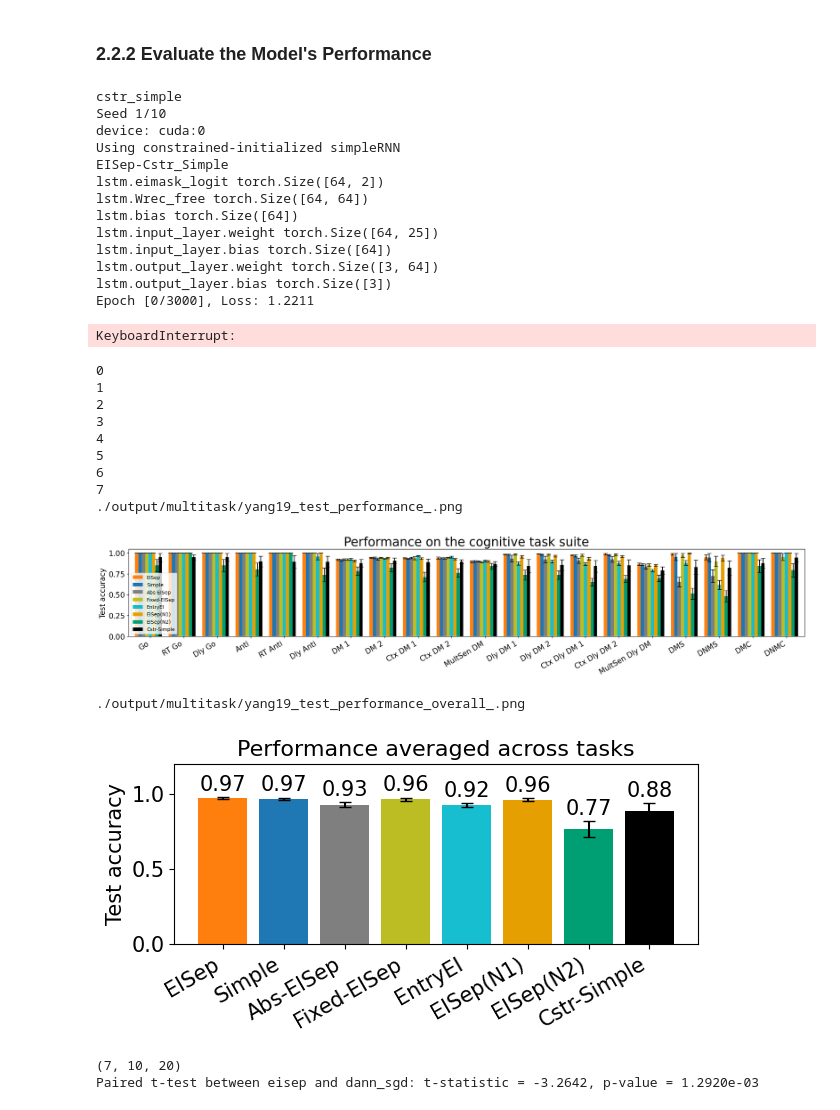
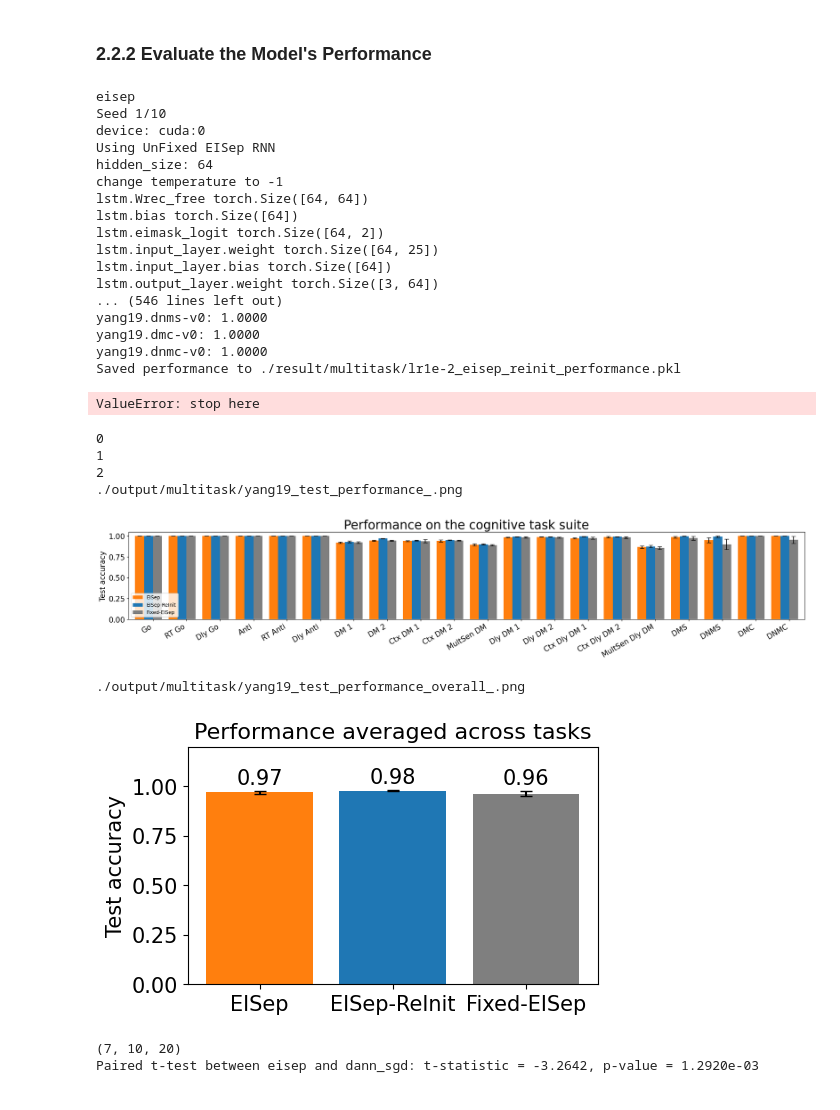
Before and after one commit to NeuroAIHub/EISep, a Jupyter notebook: docs/examples/yang19_dann.ipynb, the cells around one changed output. Drawn from its saved outputs; the diff is of its cells as text; code cells hidden in the pictures.

Commit message:
eiecoef, reinit, ablation, merge from server

```diff
--- a/docs/examples/yang19_dann.ipynb
+++ b/docs/examples/yang19_dann.ipynb
@@ -172,7 +172,7 @@ from net.dbp import DBPN
 from net.common import init_model
 
 # This setting is low to speed up testing, we recommend setting it to at least 1000
-def train(net, epochs=2000, lyapunov_every=100, lr=1e-3, wd=1e-5, batch_size=64):
+def train(net, epochs=2000, lyapunov_every=100, lr=1e-3, wd=1e-5, batch_size=64, eie_coef=1.0):
     seq_len = 100
     dataset = ngym.Dataset(env, batch_size=batch_size, seq_len=seq_len)
 
@@ -236,8 +236,9 @@ def train(net, epochs=2000, lyapunov_every=100, lr=1e-3, wd=1e-5, batch_size=64)
             l1_loss = net.lstm.Wrec_free.abs().mean()
         else:
             l1_loss = 0
-
-        loss = 1 * entropy_loss + decoding_loss
+        ###TODO: cancel the entropy loss here
+        ###TODO: change the loss coef!
+        loss = eie_coef * entropy_loss + decoding_loss + l1_loss * 0
 
         # Backward pass and optimize
         loss.backward()
@@ -514,15 +515,23 @@ def multiple_train(model_name):
     lyapunov_spectrum_log_ei = np.zeros((n_seed, epochs // lyapunov_every, hidden_size))  # Track Lyapunov spectrum for EI
     net_state_dicts = [None]*n_seed
     ei_logit_log_ei = np.zeros((n_seed, epochs // lyapunov_every, hidden_size, 2))
+    ##FIXME: reinit
+    path = f'./result/multitask/lr1e-2_eisep_performance.pkl'
+    info = pickle.load(open(path, 'rb'))
 
     for seed in range(n_seed):
         print(f"Seed {seed + 1}/{n_seed}")
-        torch.manual_seed(seed)
-        np.random.seed(seed)
+        torch.manual_seed(seed+100)
+        np.random.seed(seed+100)
         print('device:', device)
         net = init_model(ob_size, hidden_size, act_size, model_name).to(device)
+        ##FIXME: reinit
+        net.load_logit(info['net_state_dicts'][seed])
+        net.set_temperature(-1)
+        eie_coef = 0.0
+
         net, loss_log, gradient_log, spectral_radius_log, rec_balance_log, lyanpunov_spectrum_log, ei_logit_log = \
-             train(net, epochs, lyapunov_every, lr=lr, wd=wd_ei, batch_size=batch_size)
+             train(net, epochs, lyapunov_every, lr=lr, wd=wd_ei, batch_size=batch_size, eie_coef=eie_coef)
         loss_log_ei[seed, :, :] = loss_log
         gradient_log_ei[seed, :, :] = gradient_log
         spectral_radius_log_ei[seed, :, :] = spectral_radius_log
@@ -533,7 +542,8 @@ def multiple_train(model_name):
         test_EI_performance[seed, :] = test(net)
         net_state_dicts[seed] = net.state_dict()
 
-    path = f'./result/multitask/lr1e-2_{model_name}_performance.pkl'
+    ###FIXME: note we are running the reinit model
+    path = f'./result/multitask/lr1e-2_{model_name}_reinit_performance.pkl'
     if not os.path.exists(os.path.dirname(path)):
         os.makedirs(os.path.dirname(path))
     info = {'performance': test_EI_performance,
@@ -553,29 +563,34 @@ def multiple_train(model_name):
 # model_names = ['dbpn', 'dann_sgd', 'colei_sgd', 'dann_adam', 'colei_adam', 'simple', 'eisep']
 # model_names = ['small_fixed_eisep', 'small_eisep']
 # model_names = ['eisep_init_DBPN']
-model_names = ['cstr_simple']
+model_names = ['eisep']
+# model_names = ['cstr_simple']
 # model_names = ['dann_adam', 'colei_adam']
-# lrs = [1e-3]
+lrs = [1e-2]
 # lrs = [1e-1, 5e-2, 1e-2, 5e-3, 1e-3, 5e-4, 1e-4]
 for model_name in model_names:
     print(model_name)
     multiple_train(model_name)
 raise ValueError('stop here')
 # %% [output]
-cstr_simple
+eisep
 Seed 1/10
 device: cuda:0
-Using constrained-initialized simpleRNN
-EISep-Cstr_Simple
-lstm.eimask_logit torch.Size([64, 2])
+Using UnFixed EISep RNN
+hidden_size: 64
+change temperature to -1
 lstm.Wrec_free torch.Size([64, 64])
 lstm.bias torch.Size([64])
+lstm.eimask_logit torch.Size([64, 2])
 lstm.input_layer.weight torch.Size([64, 25])
 lstm.input_layer.bias torch.Size([64])
 lstm.output_layer.weight torch.Size([3, 64])
-lstm.output_layer.bias torch.Size([3])
-Epoch [0/3000], Loss: 1.2211
+... (546 lines left out)
+yang19.dnms-v0: 1.0000
+yang19.dmc-v0: 1.0000
+yang19.dnmc-v0: 1.0000
+Saved performance to ./result/multitask/lr1e-2_eisep_reinit_performance.pkl
-KeyboardInterrupt:
+ValueError: stop here
 # %%
 from tkinter import font
 
@@ -617,7 +632,7 @@ def plot_test_performance_all(test_acc, env_names, model_names, colors, legend_n
     plt.close()
 
     if title == '':
-        fig, ax = plt.subplots(figsize=(6,3), constrained_layout=True)
+        fig, ax = plt.subplots(figsize=(5,3), constrained_layout=True)
     elif title == 'Weights-masked':
         fig, ax = plt.subplots(figsize=(6.5,3), constrained_layout=False)
         fig.subplots_adjust(left=0.11, right=0.96, bottom=0.3, top=0.9)
@@ -632,8 +647,8 @@ def plot_test_performance_all(test_acc, env_names, model_names, colors, legend_n
         if show_values:
             ax.bar_label(bars, fmt='%.2f', padding=2, fontsize=15)
     ax.set_xticks(np.arange(len(model_names)))
-    ax.set_xticklabels(legend_names[:len(model_names)], rotation=30, ha='right', fontsize=12)
-    # ax.set_xticklabels(legend_names[:len(model_names)], fontsize=12)
+    # ax.set_xticklabels(legend_names[:len(model_names)], rotation=30, ha='right', fontsize=12)
+    ax.set_xticklabels(legend_names[:len(model_names)], fontsize=12)
     ax.set_ylabel('Test accuracy', fontsize=15)
     ax.tick_params(labelsize=15)
     if title != 'Difference of':
@@ -676,14 +691,14 @@ def performance_vs_lr(test_acc, env_names, model_names, colors, legend_names, lr
 n_seed = 10
 # model_names = ['eisep', 'simple',  'entryei', 'fixed_eisep', 'ccstr_simple', 'dann_sgd', 'dann_adam', 'colei_sgd', 'colei_adam']
 # model_names = ['eisep', 'simple', 'dann_sgd', 'dann_adam', 'colei_sgd', 'colei_adam', 'dbpn']
-# model_names = ['eisep', 'simple', 'cstr_simple']
+model_names = ['eisep', 'eisep_reinit', 'fixed_eisep']
 # model_names = ['eisep', 'simple', 'eisep_ei_input', 'eisep_ei_output', 'eisep_ei_both', 'simple_ei_input', 'simple_ei_output', 'simple_ei_both']
-model_names = ['eisep', 'simple', 'absolute_eisep', 'fixed_eisep', 'entryei', 'eisep_init_ColEI', 'eisep_init_DBPN', 'cstr_simple']
+# model_names = ['eisep', 'simple', 'absolute_eisep', 'fixed_eisep', 'entryei', 'eisep_init_ColEI', 'eisep_init_DBPN', 'cstr_simple']
 # legend_names = ['EISep', 'Simple', 'EntryEI', 'Fixed-EISep', 'Fixed-EntryEI',  'DANN-SGD', 'DANN-Adam', 'ColEI-SGD', 'ColEI-Adam']
 # legend_names = ['EISep', 'Simple', 'DANN-SGD', 'DANN-Adam', 'ColEI-SGD', 'ColEI-Adam', 'DBPN']
-# legend_names = ['EISep', 'Simple', 'Cstr-Simple']
+legend_names = ['EISep', 'EISep-ReInit', 'Fixed-EISep']
 # legend_names = ['EISep', 'Simple', 'EISep(I)', 'EISep(O)', 'EISep(B)', 'Simple(I)', 'Simple(O)', 'Simple(B)']
-legend_names = ['EISep', 'Simple', 'Abs-EISep', 'Fixed-EISep', 'EntryEI', 'EISep(N1)', 'EISep(N2)', 'Cstr-Simple']
+# legend_names = ['EISep', 'Simple', 'Abs-EISep', 'Fixed-EISep', 'EntryEI', 'EISep(N1)', 'EISep(N2)', 'Cstr-Simple']
 # model_names = ['eisep']
 # legend_names = ['EISep']
 test_acc = np.zeros((len(model_names), n_seed, len(env.envs)))
@@ -693,40 +708,35 @@ spectral_radius_log = np.zeros((len(model_names), n_seed, epochs, 1))
 rec_balance_log = np.zeros((len(model_names), n_seed, epochs, seq_len))
 net_state_dicts = []
 # colors = ['C1', 'C0', 'C2', 'C3', 'C4', 'C5', 'C6', 'C7', 'C8', 'C9']
 colors = ['C1', 'C0', 'C7', 'C8', 'C9', '#E69F00','#009E73', 'black']
 
 for i, model_name in enumerate(model_names):
     print(i)
     path = f'./result/multitask/lr1e-2_{model_name}_performance.pkl'
     with open(path, 'rb') as f:
         info = pickle.load(f)
     test_acc[i] = info['performance']
     loss_log[i] = info['loss_log_ei']
     gradient_log[i] = info['gradient_log_ei']
     spectral_radius_log[i] = info['spectral_radius_log_ei']
     rec_balance_log[i] = info['rec_balance_log_ei']
     net_state_dicts.append(info['net_state_dicts'])
 # env_names = [e_i.spec.id for e_i in env.envs]
 # env_names = [x.split('yang19.')[1].split('-v0')[0] for x in env_names]
 env_names = ['Go', 'RT Go', 'Dly Go', 'Anti', 'RT Anti', 'Dly Anti', 'DM 1', 'DM 2', 'Ctx DM 1',
              'Ctx DM 2', 'MultSen DM', 'Dly DM 1', 'Dly DM 2', 'Ctx Dly DM 1', 'Ctx Dly DM 2',
              'MultSen Dly DM', 'DMS', 'DNMS', 'DMC', 'DNMC']
 
 
 plot_test_performance_all(test_acc, env_names, model_names, colors, legend_names, show_values=True)
 # %% [output]
 0
 1
 2
-3
-4
-5
-6
-7
 ./output/multitask/yang19_test_performance_.png
-[figure, old version]
+[figure, new version]
 ./output/multitask/yang19_test_performance_overall_.png
-[figure, old version]
+[figure, new version]
 # %%
 print(test_acc.shape)
 acc1 = test_acc[0].reshape(-1)
```
Also changed, not shown: parts of 6 cells of this notebook, 11 other files.
